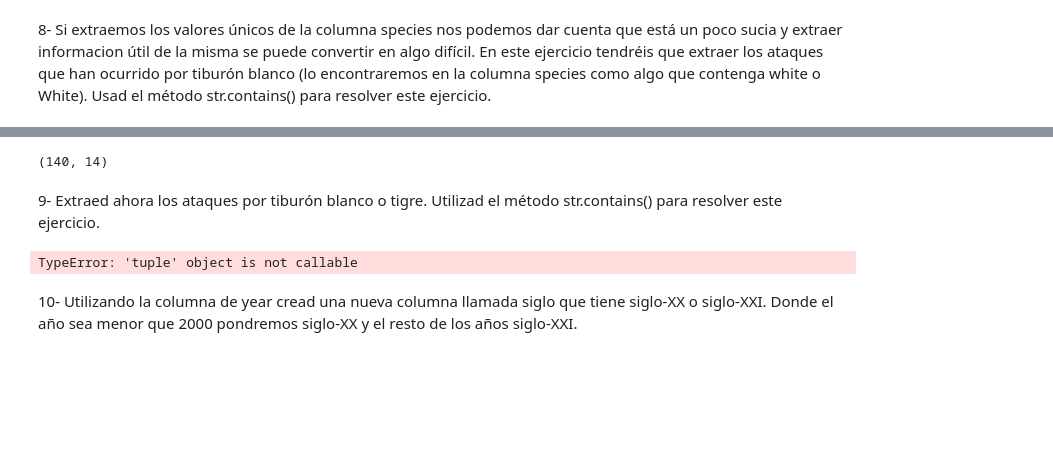
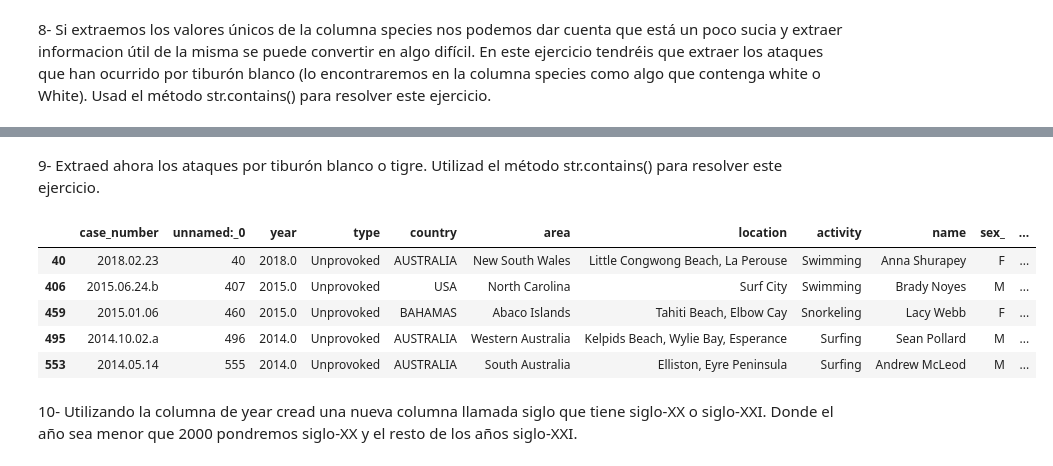
Before and after one commit to Adalab/DA_promoc_modulo2_sprint1_PaulayLola, a Jupyter notebook: Pandas/Pandas_4/modulo-2-pandas-4.ipynb, the cells around one changed output, grey strips where cells are left out. Saved outputs shown, nothing was run; the diff lists cells and outputs as text; code cells hidden in the pictures; blank space fills up the shorter version.

```diff
--- a/Pandas/Pandas_4/modulo-2-pandas-4.ipynb
+++ b/Pandas/Pandas_4/modulo-2-pandas-4.ipynb
@@ -215,15 +218,19 @@ white.head()
 | 495 | 2014.10.02.a | 496 | 2014.0 | Unprovoked | AUSTRALIA | Western Australia | Kelpids Beach, Wylie Bay, Esperance | Surfing | Sean Pollard | M | ... |
 | 553 | 2014.05.14 | 555 | 2014.0 | Unprovoked | AUSTRALIA | South Australia | Elliston, Eyre Peninsula | Surfing | Andrew McLeod | M | ... |
 | 567 | 2014.04.03 | 569 | 2014.0 | Unprovoked | AUSTRALIA | New South Wales | Tathra | Swimming | Christine Armstrong | F | ... |
-# %%
-white.shape
-# %% [output]
-(140, 14)
 # %% [markdown]
 9- Extraed ahora los ataques por tiburón blanco o tigre. Utilizad el método str.contains() para resolver este ejercicio.
+# %%
+patron1 ='.+white.+|.+tiger.+' #Creamos un patrón para que encuentre todo lo que contenga white o tiger
 # %%
-white = df[df['species_'].str.contains(patron, case = False, regex = True)]
+white_tiger = df[df['species_'].str.contains(patron1, case = False, regex = True)] #Filtramos con el patron anterior
+white_tiger.head()
 # %% [output]
-TypeError: 'tuple' object is not callable
+|  | case_number | unnamed:_0 | year | type | country | area | location | activity | name | sex_ | ... |
+| 40 | 2018.02.23 | 40 | 2018.0 | Unprovoked | AUSTRALIA | New South Wales | Little Congwong Beach, La Perouse | Swimming | Anna Shurapey | F | ... |
+| 406 | 2015.06.24.b | 407 | 2015.0 | Unprovoked | USA | North Carolina | Surf City | Swimming | Brady Noyes | M | ... |
+| 459 | 2015.01.06 | 460 | 2015.0 | Unprovoked | BAHAMAS | Abaco Islands | Tahiti Beach, Elbow Cay | Snorkeling | Lacy Webb | F | ... |
+| 495 | 2014.10.02.a | 496 | 2014.0 | Unprovoked | AUSTRALIA | Western Australia | Kelpids Beach, Wylie Bay, Esperance | Surfing | Sean Pollard | M | ... |
+| 553 | 2014.05.14 | 555 | 2014.0 | Unprovoked | AUSTRALIA | South Australia | Elliston, Eyre Peninsula | Surfing | Andrew McLeod | M | ... |
 # %% [markdown]
 10- Utilizando la columna de year cread una nueva columna llamada siglo que tiene siglo-XX o siglo-XXI. Donde el año sea menor que 2000 pondremos siglo-XX y el resto de los años siglo-XXI.
```
Also changed, not shown: parts of 19 cells of this notebook, 1 other file.
